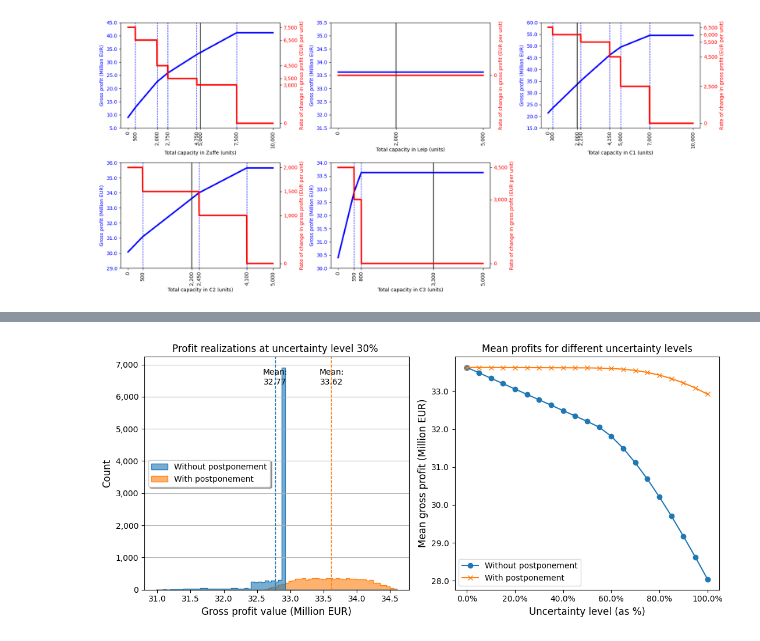
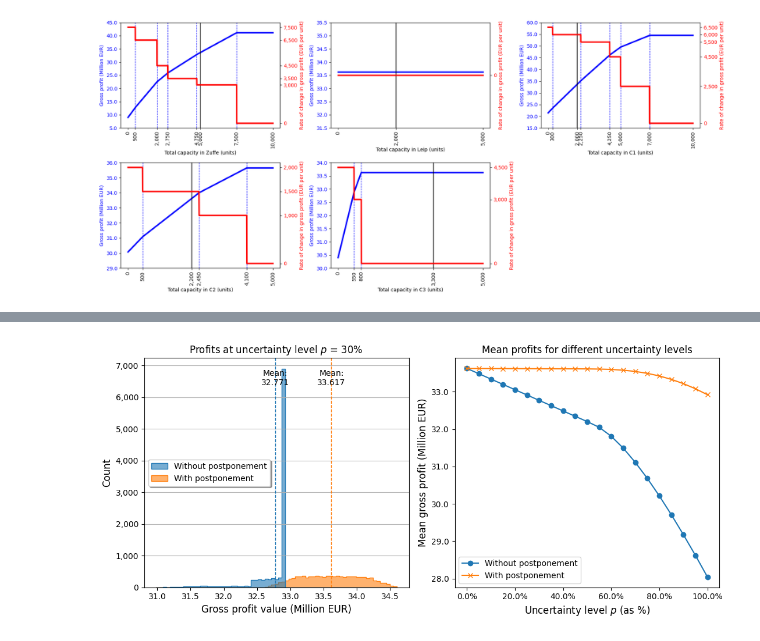
Before and after one commit to dan-a-iancu/Data-Analytics-and-AI, a Jupyter notebook: Pricing_Bottlenecks_and_Flexibility/Prescriptive_Analytics_at_Prosche_Motors.ipynb, the cells around one changed output, grey strips where cells are left out. Drawn from its saved outputs; the diff is of its cells as text; code cells hidden in the pictures.

```diff
--- a/Pricing_Bottlenecks_and_Flexibility/Prescriptive_Analytics_at_Prosche_Motors.ipynb
+++ b/Pricing_Bottlenecks_and_Flexibility/Prescriptive_Analytics_at_Prosche_Motors.ipynb
@@ -325,12 +330,12 @@ The code allows you to change the value of $m$ as you desire. You can also tick
 # %%
 #@markdown **Run the AI model with a given required fill rate**
 
-#@markdown Choose (or type) the desired minimum fill rate, as a percentage:
-minimum_required_fill_rate_m = "50" #@param [0, 10, 20, 30, 40, 50, 60, 70, 80, 90, 100]{allow-input: true}
-min_fill_rate = float(minimum_required_fill_rate_m)/100
+#@markdown Choose (or type) the required fill rate $f$, as a percentage:
+required_fill_rate_f = "50" #@param [0, 10, 20, 30, 40, 50, 60, 70, 80, 90, 100]{allow-input: true}
+min_fill_rate = float(required_fill_rate_f)/100
 
-#@markdown Choose whether to see a plot for many values of this minimum required fill rate (0%-100%):
-plot_all_minimum_fill_rates = True #@param {type: "boolean"}
+#@markdown Choose whether to see a plot for many values of this required fill rate $f$ (0%-100%):
+plot_all_required_fill_rates = True #@param {type: "boolean"}
 
 ############ SINGLE MODEL WITH GIVEN FILL RATE
 # Create a model like the one in Q1
@@ -349,11 +354,11 @@ for r in retailers :
     m_Q2.addConstr( retailerReceipts_Q2[r] / retailersDF["Pre-orders"][r] >= min_fill_rate)
 
 m_Q2.optimize()
-print(f'\nSolved the AI model with minimum required fill rate: {min_fill_rate*100:.0f}%\n')
+print(f'\nSolved the AI model with required fill rate: {min_fill_rate*100:.0f}%\n')
 
 if m_Q2.status in [GRB.INFEASIBLE, GRB.INF_OR_UNBD]:
     # the model is infeasible
-    print("It is infeasible to achieve this fill rate at all retailers.")
+    print("It is infeasible to achieve this required fill rate at all retailers.")
 
 elif m_Q2.status==GRB.OPTIMAL:
     # the model was solved to optimality
@@ -362,7 +367,7 @@ elif m_Q2.status==GRB.OPTIMAL:
                                     compare_to_Q1=True, interpret_solution=True)
 ############################
 # IF DESIRED - PLOT FOR ALL FILL RATES
-if plot_all_minimum_fill_rates:
+if plot_all_required_fill_rates:
 
       # details about the plot
       # Powerpoint settings
@@ -430,7 +435,7 @@ if plot_all_minimum_fill_rates:
       xticks = [f"{v:.0f}%" for v in fill_rate_vals if v!=end_value] + \
        [f"{end_value:.1f}%"]
       ax1.set_xticklabels(xticks, fontsize=fontsize_ticks)
-      ax1.set_xlabel("Minimum required fill rate (as % of preorders)", \
+      ax1.set_xlabel("Required fill rate $f$ (as % of preorders)", \
                      fontsize=fontsize_labels)
       #ax1.xaxis.set_major_formatter(ticker.StrMethodFormatter('{x:,.1f}%'))
 
@@ -845,8 +898,8 @@ The code below **compares this new model with model (b) from Part 4**. Using thi
 #@markdown **Run the AI model to quantify the impact of uncertainty**
 
 #@markdown Select the uncertainty level:
-uncertainty_level = "30%" #@param ["10%", "20%", "30%"] {allow-input: false}
-param_values_to_compare = [f"{float(uncertainty_level[:-1])/100:.2f}"]
+uncertainty_level_p = "30%" #@param ["10%", "20%", "30%", "40%", "50%", "60%", "70%", "80%", "90%", "100%"] {allow-input: false}
+param_values_to_compare = [f"{float(uncertainty_level_p[:-1])/100:.2f}"]
 
 compare_the_means = True
 
@@ -891,10 +944,10 @@ else:
 sns.histplot(data=melted_df, x='Gross Profit Value', hue='Type', stat="count", kde=False, \
              alpha=0.6, element='step', palette=palette_choice, ax=ax1)
 
-# ax1.set_title(f"Gross Profits With and Without Flexibility\nUncertainty Level : {uncertainty_level}")
+# ax1.set_title(f"Gross Profits With and Without Flexibility\nUncertainty Level : {uncertainty_level_p}")
 ax1.set_xlabel('Gross profit value (Million EUR)', fontsize=font_size_labels)
 ax1.set_ylabel('Count', fontsize=font_size_labels)
-ax1.set_title(f"Profit realizations at uncertainty level {uncertainty_level} ")
+ax1.set_title(f"Profits at uncertainty level $p$ = {uncertainty_level_p} ")
 
 # Adjust tick formatting and grids as needed
 ax1.tick_params(axis='x', labelsize=font_size_ticks)
@@ -936,38 +989,38 @@ palette = sns.color_palette(palette_choice)
 for i, group in enumerate(all_cols):
     mean_value = df_results[group].mean()/1e6   # express the mean in millions
     ax1.axvline(x=mean_value, color=palette[i], linestyle='--', linewidth=1)
-    ax1.text(mean_value, ax1.get_ylim()[1]*0.95, f'Mean:\n{mean_value:.2f}', color='black', \
+    ax1.text(mean_value, ax1.get_ylim()[1]*0.95, f'Mean:\n{mean_value:.3f}', color='black', \
              ha='center', va='top')
 
 ############# SECOND FIGURE (IF NEEDED)
 if compare_the_means:
 
     # get all the uncertainty values in the dataframe
     all_uncertainty_values = np.sort([float(col[-4:]) for col in df_results.columns if "profits_static" in col ])
 
     means_static = [df_results[f"{'profits_static'}_{rho:.2f}"].mean()/1e6 for rho in all_uncertainty_values ]
     means_dynamic = [df_results[f"{'profits_dynamic'}_{rho:.2f}"].mean()/1e6 for rho in all_uncertainty_values ]
 
     # Plotting the means for list1
     axs[1].plot(all_uncertainty_values*100, means_static, label='Without postponement', marker='o')  # Add markers for clarity
 
     # Plotting the means for list2 on the same subplot
     axs[1].plot(all_uncertainty_values*100, means_dynamic, label='With postponement', marker='x')  # Different marker for distinction
 
     # Customize the subplot
     axs[1].set_title('Mean profits for different uncertainty levels', fontsize=font_size_labels)
-    axs[1].set_xlabel('Uncertainty level (as %)', fontsize=font_size_labels)
+    axs[1].set_xlabel('Uncertainty level $p$ (as %)', fontsize=font_size_labels)
     axs[1].legend()
 
     axs[1].set_xticklabels(all_uncertainty_values*100)
     axs[1].tick_params(axis='x', labelsize=font_size_ticks)
     axs[1].xaxis.set_major_formatter(ticker.StrMethodFormatter('{x:,.1f}%'))
 
     axs[1].set_ylabel('Mean gross profit (Million EUR)', fontsize=font_size_labels)
     axs[1].tick_params(axis='y', labelsize=font_size_ticks)
     axs[1].yaxis.set_major_formatter(ticker.StrMethodFormatter('{x:,.1f}'))
 
 plt.tight_layout()
 plt.show()
 # %% [output]
-[figure, old version]
+[figure, new version]
```
Also changed, not shown: parts of 13 cells of this notebook.
